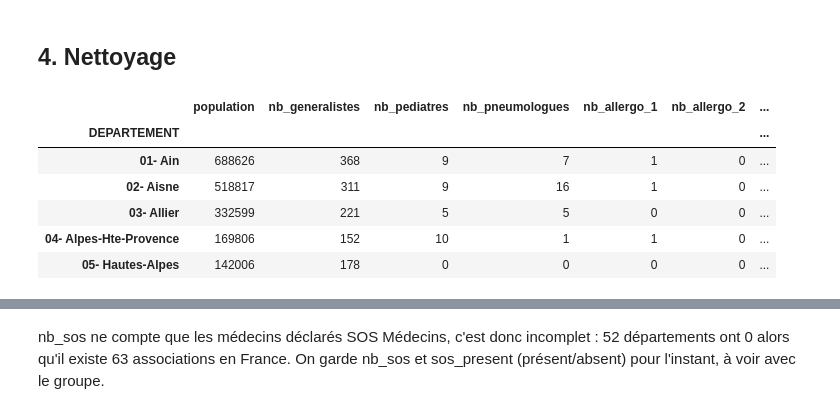
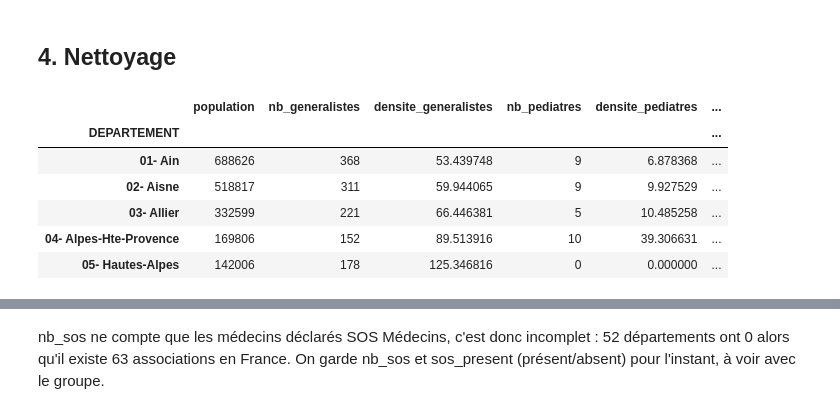
Before and after one commit to jbrocardplatim/LIORA_PROJET_PATHO_RESPIRATOIRES, a Jupyter notebook: notebooks/04c_exploration_ameli_densite.ipynb, the cells around one changed output, grey strips where cells are left out. Drawn from its saved outputs; the diff is of its cells as text; code cells hidden in the pictures.

```diff
--- a/notebooks/04c_exploration_ameli_densite.ipynb
+++ b/notebooks/04c_exploration_ameli_densite.ipynb
@@ -75,13 +74,13 @@ Certaines catégories sont aussi des totaux (TOTAL MEDECINS, OMNIPRATICIENS, MEP
 # %% [markdown]
 ## 3. Choix des professions
 # %%
-recap_par_onglet = []
+recap_par_onglet = []  #liste vide, contiendra 3 tableaux (1 pour chaque onglet)
 
 for i in range(3):
     tableau = onglets[i]
     # on enlève les lignes de total des départements
     departements = tableau[tableau['DEPARTEMENT'].str.contains('TOTAL') == False]
-    categorie = tableau.columns[0]
+    categorie = tableau.columns[0] #récupère la case A1 (Spécialiste, Généraliste et MEP,ou Auxiliaires médicaux)
 
     recap_onglet = pd.DataFrame()
     recap_onglet['nb_france'] = departements.groupby(categorie)['EFFECTIF'].sum()
@@ -95,13 +94,17 @@ recap_ameli = recap_ameli.fillna(0)
 recap_ameli['nb_dep_sans_aucun'] = recap_ameli['nb_dep_sans_aucun'].astype(int)
 
 # on enlève aussi les catégories qui sont des totaux (sommes d'autres catégories)
-a_enlever = []
+a_enlever = []   # OMNI = MG + MEP, et MEP = total des sous-catégories MEP : on les retire (double compte)
 for nom in recap_ameli.index:
     if 'TOTAL' in nom or nom == '01- OMNIPRATICIENS' or nom == '01- M.E.P.':
         a_enlever.append(nom)
 recap_ameli = recap_ameli.drop(a_enlever)
 
-# afficher toutes les lignes
-pd.set_option('display.max_rows', 200)
+# combien de catégories il reste, au total et par onglet
+print("catégories enlevées :", a_enlever)
+print("nombre de catégories :", len(recap_ameli))
+print(recap_ameli['onglet'].value_counts())
+
+# afficher en affichant par nb de professionels le plus nombreux
 recap_ameli.sort_values(['onglet', 'nb_france'], ascending=[True, False])
 # %% [output]
@@ -141,7 +157,7 @@ recap_ameli.loc[retenues]
 | 93- SOS Médecins | 431 | 52 | Généralistes et MEP |
 | 26- Masseurs-kinésithérapeutes-ré... | 82101 | 0 | Auxiliaires médicaux |
 # %%
-for i in range(3):
+for i in range(3):   #parcoure les 3 onglets qui nous intéresse
     donnees = recap_ameli[recap_ameli['onglet'] == noms_onglets[i]]
     donnees = donnees.sort_values('nb_france', ascending=False)
 
@@ -150,7 +166,7 @@ for i in range(3):
     couleurs = []
 
     for nom in donnees.index:
-        # on ne garde pas les totaux, ni la médecine générale (trop grande)
+        # on ne garde pas les totaux, ni la médecine générale (trop grande, écrase les autres professions)
         if nom == '01- Médecine générale':
             print('enlevé :', nom)
         # on garde les 15 plus grandes et les professions retenues
@@ -158,7 +174,7 @@ for i in range(3):
             noms.append(nom)
             valeurs.append(donnees.loc[nom, 'nb_france'])
             if nom in retenues:
-                couleurs.append('green')
+                couleurs.append('#ffc914')
             else:
                 couleurs.append('grey')
 
@@ -189,40 +194,37 @@ Attention, certaines professions sont rares (17 départements sans allergologue)
 # %% [markdown]
 ## 4. Nettoyage
 # %%
-# [onglet, catégorie, nom de la colonne]
-professions = [[ameli_gen, '01- Médecine générale', 'nb_generalistes'],
-               [ameli_spe, '12- Pédiatrie', 'nb_pediatres'],
-               [ameli_spe, '13- Pneumologie', 'nb_pneumologues'],
-               [ameli_spe, '85-Allergologie', 'nb_allergo_1'],
-               [ameli_gen, '04- Allergologie', 'nb_allergo_2'],
-               [ameli_gen, '42- Allergologie et Médecine Générale', 'nb_allergo_3'],
-               [ameli_gen, '93- SOS Médecins', 'nb_sos'],
-               [ameli_aux, '26- Masseurs-kinésithérapeutes-rééducateurs', 'nb_kines']]
+## [onglet, catégorie, fin du nom de mes colonnes]
+professions = [[ameli_gen, '01- Médecine générale', 'generalistes'],
+               [ameli_spe, '12- Pédiatrie', 'pediatres'],
+               [ameli_spe, '13- Pneumologie', 'pneumologues'],
+               [ameli_spe, '85-Allergologie', 'allergo_1'],
+               [ameli_gen, '04- Allergologie', 'allergo_2'],
+               [ameli_gen, '42- Allergologie et Médecine Générale', 'allergo_3'],
+               [ameli_gen, '93- SOS Médecins', 'sos'],
+               [ameli_aux, '26- Masseurs-kinésithérapeutes-rééducateurs', 'kines']]
 
 # on part de la liste des départements avec leur population
 lignes = ameli_gen[ameli_gen.iloc[:, 0] == '01- Médecine générale']
 lignes = lignes[lignes['DEPARTEMENT'].str.contains('TOTAL') == False]
 ameli_propre = lignes[['DEPARTEMENT', 'POPULATION FRANCAISE']].set_index('DEPARTEMENT')
 ameli_propre.columns = ['population']
 
-# on ajoute une colonne par profession
-for onglet, categorie, nom_colonne in professions:
+# pour chaque profession : le nombre et la densité donnés par Ameli
+for onglet, categorie, nom in professions:
     lignes = onglet[onglet.iloc[:, 0] == categorie]
     lignes = lignes[lignes['DEPARTEMENT'].str.contains('TOTAL') == False]
-    ameli_propre[nom_colonne] = lignes.set_index('DEPARTEMENT')['EFFECTIF']
-
-# population des 0-19 ans pour les pédiatres
-lignes = ameli_spe[ameli_spe.iloc[:, 0] == '12- Pédiatrie']
-lignes = lignes[lignes['DEPARTEMENT'].str.contains('TOTAL') == False]
-ameli_propre['population_0_19'] = lignes.set_index('DEPARTEMENT')['POPULATION FRANCAISE']
+    lignes = lignes.set_index('DEPARTEMENT')
+    ameli_propre['nb_' + nom] = lignes['EFFECTIF']
+    ameli_propre['densite_' + nom] = lignes['DENSITE /100 000 hab.']
 
 ameli_propre.head()
 # %% [output]
-|  | population | nb_generalistes | nb_pediatres | nb_pneumologues | nb_allergo_1 | nb_allergo_2 | ... |
-| DEPARTEMENT |  |  |  |  |  |  | ... |
-| 01- Ain | 688626 | 368 | 9 | 7 | 1 | 0 | ... |
-| 02- Aisne | 518817 | 311 | 9 | 16 | 1 | 0 | ... |
-| 03- Allier | 332599 | 221 | 5 | 5 | 0 | 0 | ... |
-| 04- Alpes-Hte-Provence | 169806 | 152 | 10 | 1 | 1 | 0 | ... |
-| 05- Hautes-Alpes | 142006 | 178 | 0 | 0 | 0 | 0 | ... |
+|  | population | nb_generalistes | densite_generalistes | nb_pediatres | densite_pediatres | ... |
+| DEPARTEMENT |  |  |  |  |  | ... |
+| 01- Ain | 688626 | 368 | 53.439748 | 9 | 6.878368 | ... |
+| 02- Aisne | 518817 | 311 | 59.944065 | 9 | 9.927529 | ... |
+| 03- Allier | 332599 | 221 | 66.446381 | 5 | 10.485258 | ... |
+| 04- Alpes-Hte-Provence | 169806 | 152 | 89.513916 | 10 | 39.306631 | ... |
+| 05- Hautes-Alpes | 142006 | 178 | 125.346816 | 0 | 0.000000 | ... |
 # %%
```
Also changed, not shown: parts of 11 cells of this notebook, 7 other files.
